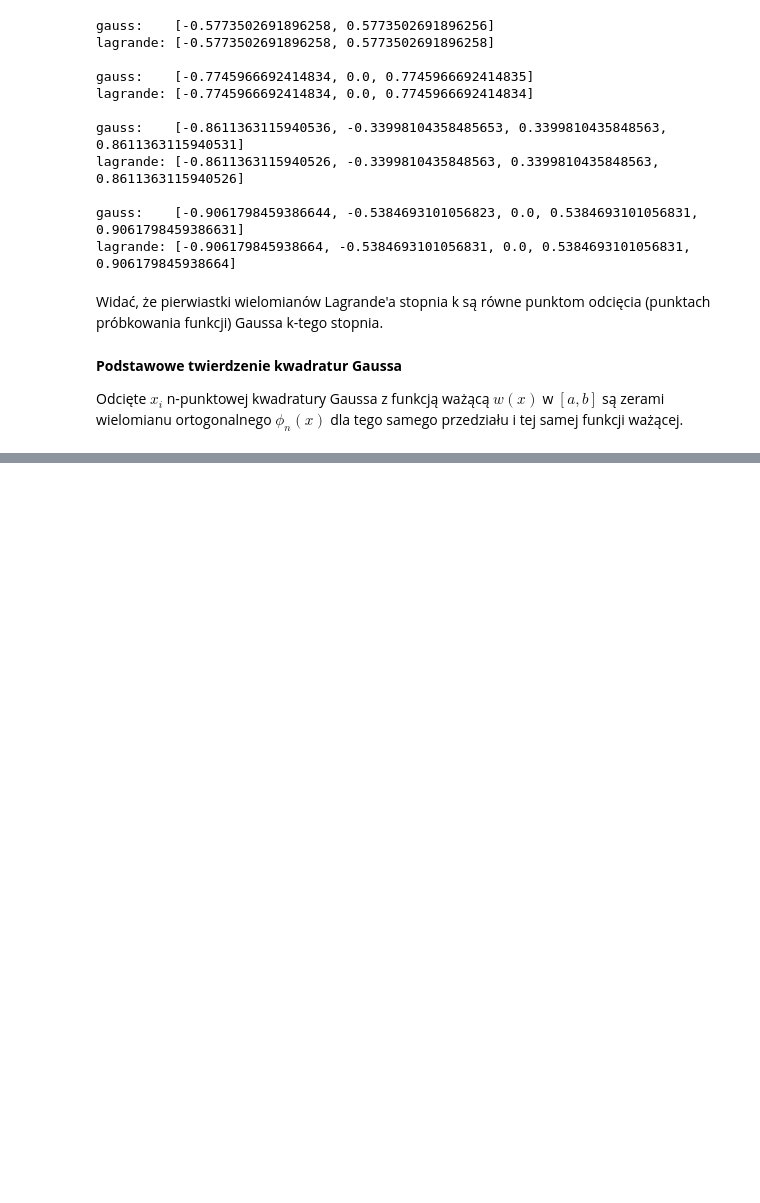
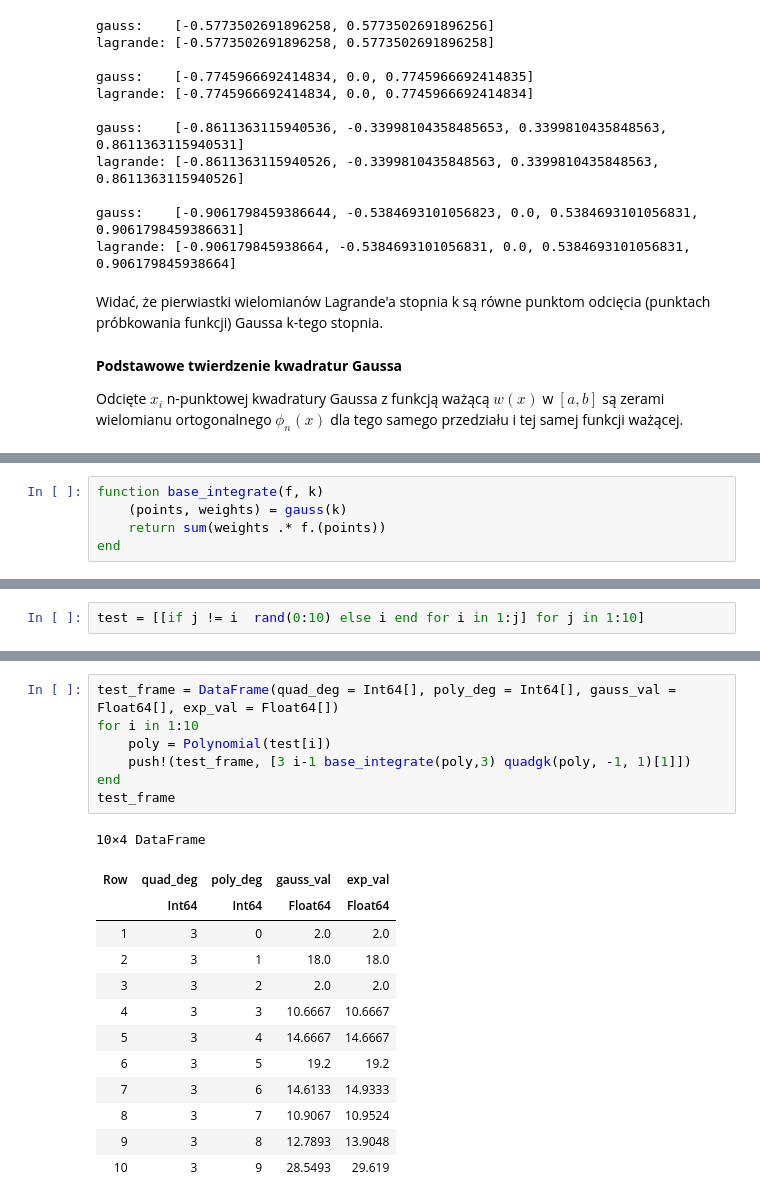
Before and after one commit to jakub-fabia/AGH_CMISAT, a Jupyter notebook: juliaNotebook/Lab7/Assignment/Lab7.ipynb, the cells around one changed output, grey strips where cells are left out. Cells and saved outputs as stored; diff of their text form; blank space fills up the shorter version.

```diff
--- a/juliaNotebook/Lab7/Assignment/Lab7.ipynb
+++ b/juliaNotebook/Lab7/Assignment/Lab7.ipynb
@@ -63,0 +66,5 @@ Odcięte $x_i$ n-punktowej kwadratury Gaussa z funkcją ważącą $w(x)$ w $[a,b
+# %%
+function base_integrate(f, k)
+    (points, weights) = gauss(k)
+    return sum(weights .* f.(points))
+end
@@ -63,0 +73,2 @@ Odcięte $x_i$ n-punktowej kwadratury Gaussa z funkcją ważącą $w(x)$ w $[a,b
+# %%
+test = [[if j != i  rand(0:10) else i end for i in 1:j] for j in 1:10]
@@ -63,0 +87,21 @@ Odcięte $x_i$ n-punktowej kwadratury Gaussa z funkcją ważącą $w(x)$ w $[a,b
+# %%
+test_frame = DataFrame(quad_deg = Int64[], poly_deg = Int64[], gauss_val = Float64[], exp_val = Float64[])
+for i in 1:10
+    poly = Polynomial(test[i])
+    push!(test_frame, [3 i-1 base_integrate(poly,3) quadgk(poly, -1, 1)[1]])
+end
+test_frame
+# %% [output]
+10×4 DataFrame
+| Row | quad_deg | poly_deg | gauss_val | exp_val |
+|  | Int64 | Int64 | Float64 | Float64 |
+| 1 | 3 | 0 | 2.0 | 2.0 |
+| 2 | 3 | 1 | 18.0 | 18.0 |
+| 3 | 3 | 2 | 2.0 | 2.0 |
+| 4 | 3 | 3 | 10.6667 | 10.6667 |
+| 5 | 3 | 4 | 14.6667 | 14.6667 |
+| 6 | 3 | 5 | 19.2 | 19.2 |
+| 7 | 3 | 6 | 14.6133 | 14.9333 |
+| 8 | 3 | 7 | 10.9067 | 10.9524 |
+| 9 | 3 | 8 | 12.7893 | 13.9048 |
+| 10 | 3 | 9 | 28.5493 | 29.619 |
```
Also changed, not shown: parts of 5 cells of this notebook.
